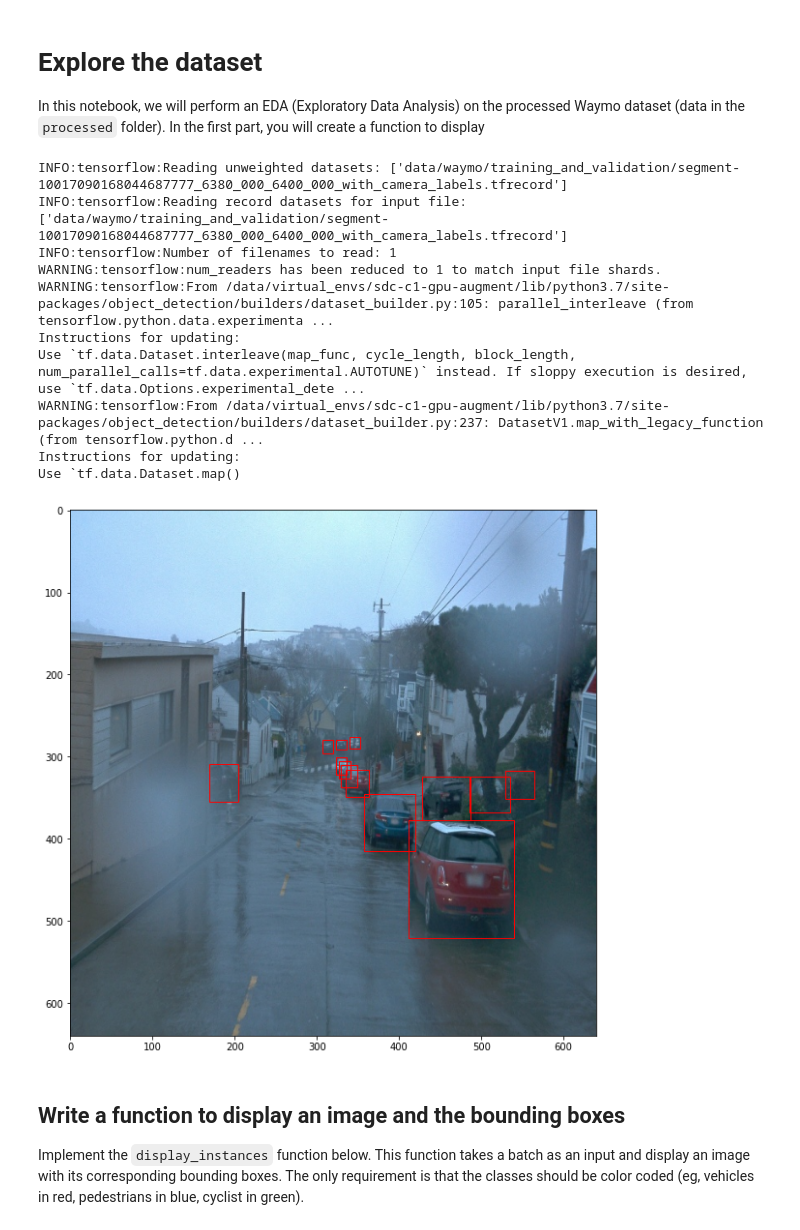
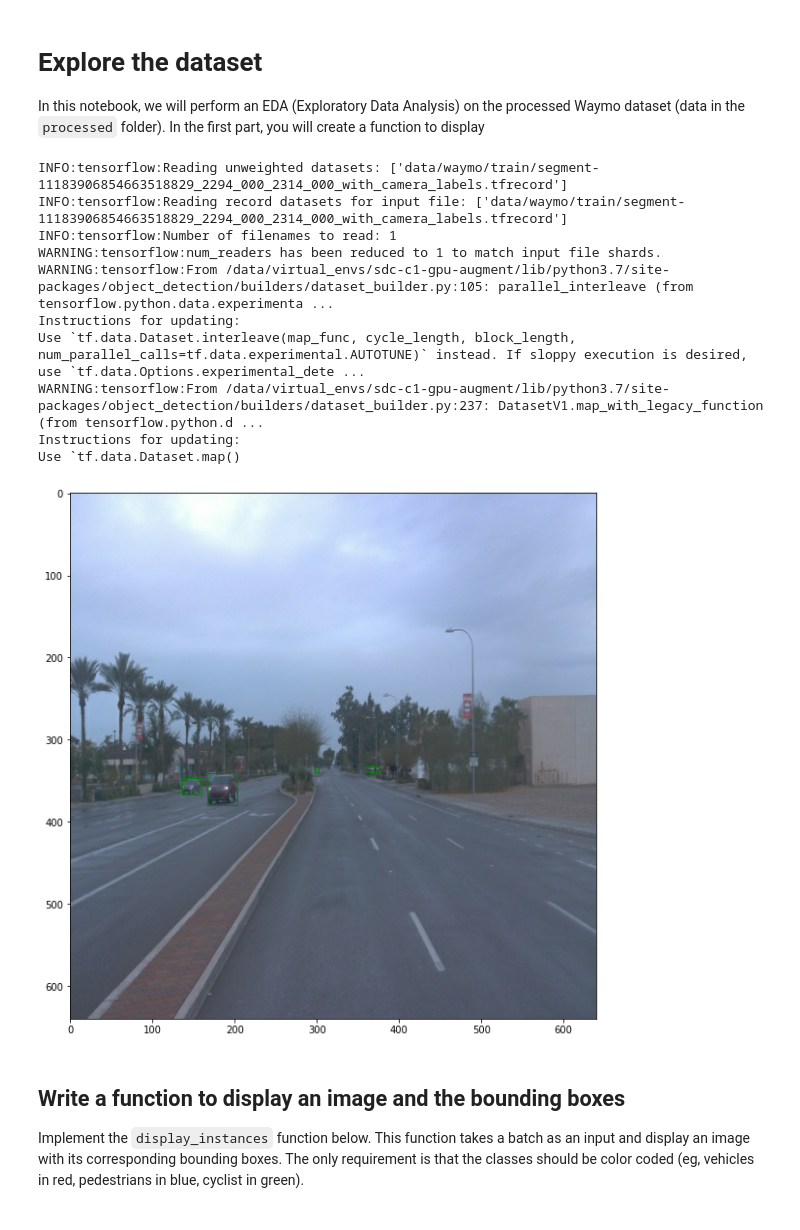
Before and after one commit to dilipkumar2k6/ml-udacity-project-1-object-detection-in-urban-environment, a Jupyter notebook: Exploratory Data Analysis.ipynb, the cells around one changed output. Drawn from its saved outputs; the diff is of its cells as text; code cells hidden in the pictures.

Commit message:
feat(Exploratory Data Analysis.ipynb): added data exploration

```diff
--- a/Exploratory Data Analysis.ipynb
+++ b/Exploratory Data Analysis.ipynb
@@ -6,10 +6,10 @@ In this notebook, we will perform an EDA (Exploratory Data Analysis) on the proc
 # %%
 from utils import get_dataset
 # %%
-dataset = get_dataset("data/waymo/training_and_validation/segment-10017090168044687777_6380_000_6400_000_with_camera_labels.tfrecord")
+dataset = get_dataset("data/waymo/train/segment-11183906854663518829_2294_000_2314_000_with_camera_labels.tfrecord")
 # %% [output]
-INFO:tensorflow:Reading unweighted datasets: ['data/waymo/training_and_validation/segment-10017090168044687777_6380_000_6400_000_with_camera_labels.tfrecord']
-INFO:tensorflow:Reading record datasets for input file: ['data/waymo/training_and_validation/segment-10017090168044687777_6380_000_6400_000_with_camera_labels.tfrecord']
+INFO:tensorflow:Reading unweighted datasets: ['data/waymo/train/segment-11183906854663518829_2294_000_2314_000_with_camera_labels.tfrecord']
+INFO:tensorflow:Reading record datasets for input file: ['data/waymo/train/segment-11183906854663518829_2294_000_2314_000_with_camera_labels.tfrecord']
 INFO:tensorflow:Number of filenames to read: 1
 WARNING:tensorflow:num_readers has been reduced to 1 to match input file shards.
 WARNING:tensorflow:From /data/virtual_envs/sdc-c1-gpu-augment/lib/python3.7/site-packages/object_detection/builders/dataset_builder.py:105: parallel_interleave (from tensorflow.python.data.experimenta ...
@@ -18,23 +18,34 @@ Use `tf.data.Dataset.interleave(map_func, cycle_length, block_length, num_parall
 WARNING:tensorflow:From /data/virtual_envs/sdc-c1-gpu-augment/lib/python3.7/site-packages/object_detection/builders/dataset_builder.py:237: DatasetV1.map_with_legacy_function (from tensorflow.python.d ...
 Instructions for updating:
 Use `tf.data.Dataset.map()
+# %%
+label_colors = {1: 'green', 2: 'red', 4: 'blue'}
+label_map =  {1: 'Car', 2: 'Pedestrian', 4: 'Cyclist'}
 # %%
 # analyze one frame
 from matplotlib import pyplot as plt
 from matplotlib.patches import Rectangle
 %matplotlib inline
 
 f, ax = plt.subplots(figsize=(10, 10))
 for data in dataset.take(1):
-    # print(data)
+    w,h,_ = data['image'].shape
     image = data['image'].numpy()
-    bb_boxes = data['groundtruth_boxes'].numpy( ) * 640
+    bb_boxes = data['groundtruth_boxes'].numpy( )
+    labels = data['groundtruth_classes'].numpy()
     ax.imshow(image)
-    for y1, x1, y2, x2 in bb_boxes:
-        rec = Rectangle((x1, y1), x2 - x1, y2 - y1, facecolor='none', edgecolor=[1,0,0])
+    for bb_box,label in zip(bb_boxes, labels):
+        # Normalize bb_box
+        bb_box[0] = bb_box[0]*h
+        bb_box[1] = bb_box[1]*w
+        bb_box[2] = bb_box[2]*h
+        bb_box[3] = bb_box[3]*w
+
+        (y1, x1, y2, x2) = bb_box
+        rec = Rectangle((x1, y1), x2 - x1, y2 - y1, facecolor='none', edgecolor=label_colors[label])
         ax.add_patch(rec)
 # %% [output]
-[figure, old version]
+[figure, new version]
 # %% [markdown]
 ## Write a function to display an image and the bounding boxes
 
```
Also changed, not shown: parts of 9 cells of this notebook.
